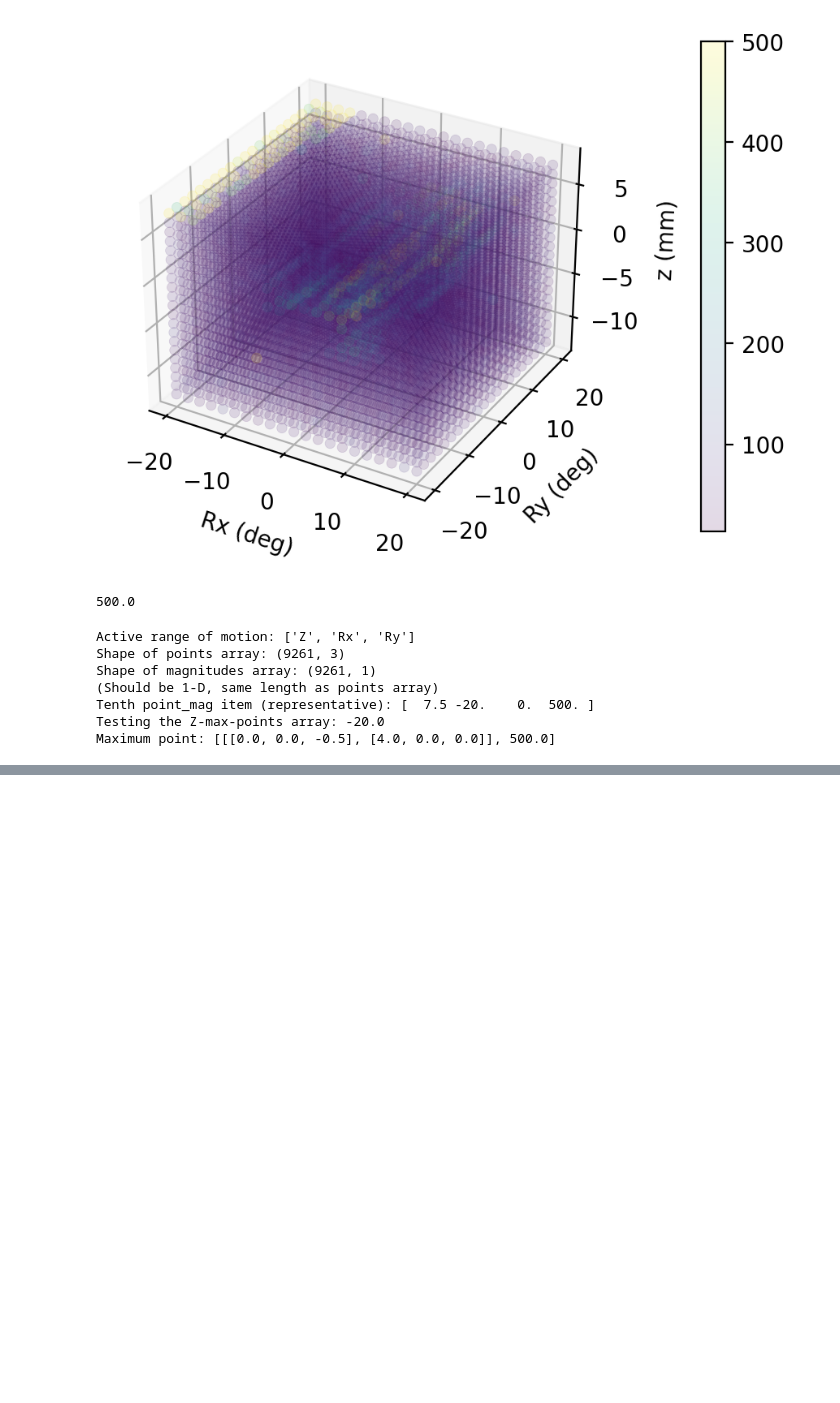
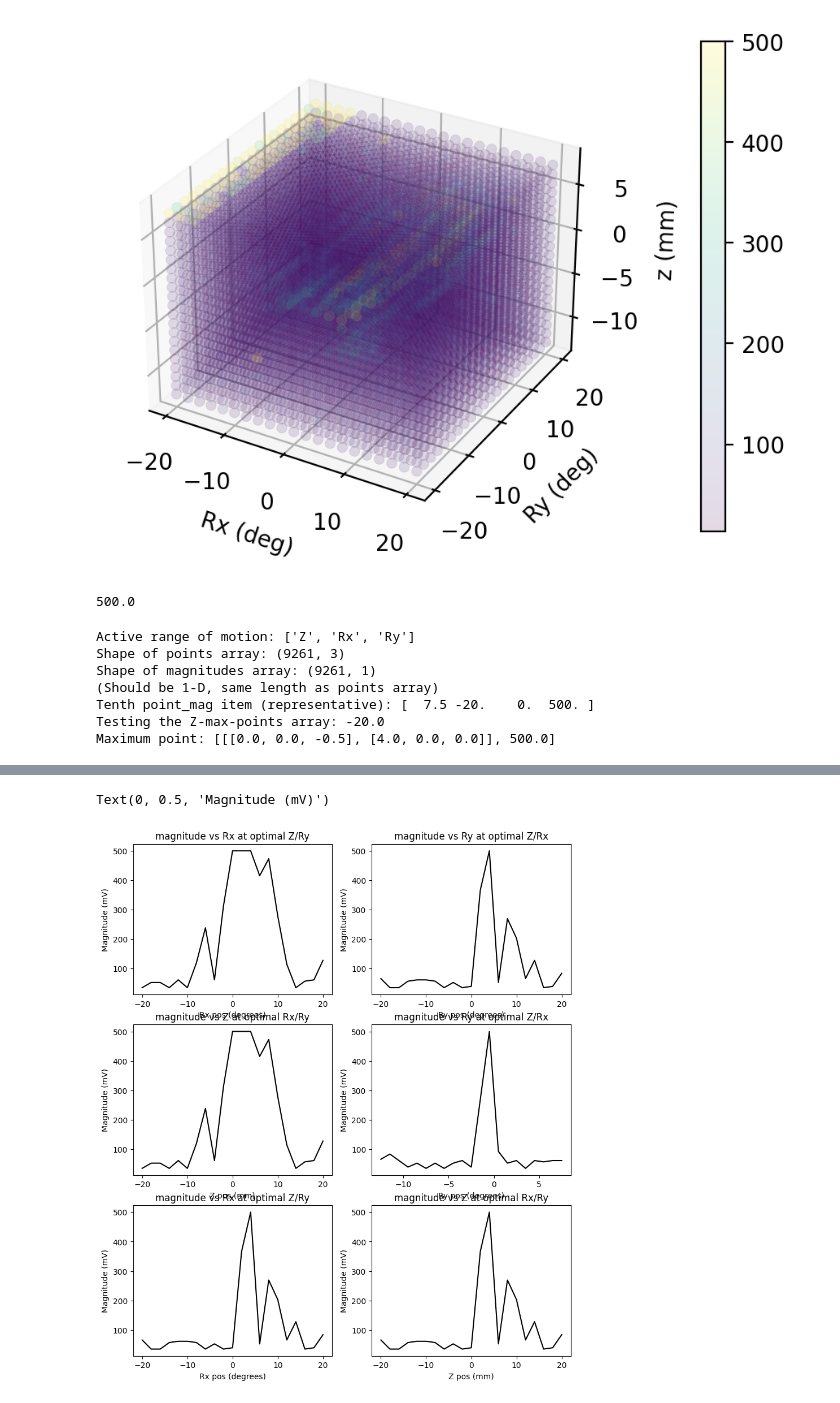
Before and after one commit to Benji-UW/COBOT-Transducer-Control-Code, a Jupyter notebook: Rebuilding_Everything/Debugging Scripts/Fullscan_renders.ipynb, the cells around one changed output, grey strips where cells are left out. Saved outputs shown, nothing was run; the diff lists cells and outputs as text; code cells hidden in the pictures; blank space fills up the shorter version.

```diff
--- a/Rebuilding_Everything/Debugging Scripts/Fullscan_renders.ipynb
+++ b/Rebuilding_Everything/Debugging Scripts/Fullscan_renders.ipynb
@@ -197,0 +186,11 @@ for i in np.linspace(-10,10, 5):
+# %%
+z_mps_x = zmps[zmps[:,1] == max_point[0][indeces['Rx'][0]][indeces['Rx'][1]]]
+z_mps_y = zmps[zmps[:,2] == max_point[0][indeces['Ry'][0]][indeces['Ry'][1]]]
+
+Rx_mps_x = Rxmps[Rxmps[:,0] == max_point[0][indeces['Z'][0]][indeces['Z'][1]]]
+Rx_mps_y = Rxmps[Rxmps[:,2] == max_point[0][indeces['Ry'][0]][indeces['Ry'][1]]]
+
+Ry_mps_x = Rymps[Rxmps[:,0] == max_point[0][indeces['Z'][0]][indeces['Z'][1]]]
+Ry_mps_y = Rymps[Rxmps[:,1] == max_point[0][indeces['Rx'][0]][indeces['Rx'][1]]]
+
+# print(z_mps_y)
@@ -197,0 +220,39 @@ for i in np.linspace(-10,10, 5):
+# %%
+fig3 = plt.figure(figsize=(10,12), dpi=100, constrained_layout=True)
+# plt.rcParams.update({'font.size': 10})
+
+tax = fig3.add_subplot(321)
+tax.plot(z_mps_x[:,2],z_mps_x[:,3], c='k')
+tax.set_title("magnitude vs Rx at optimal Z/Ry")
+tax.set_xlabel("Rx pos (degrees)")
+tax.set_ylabel("Magnitude (mV)")
+tax = fig3.add_subplot(322)
+tax.plot(z_mps_y[:,1],z_mps_y[:,3], c='k')
+tax.set_title("magnitude vs Ry at optimal Z/Rx")
+tax.set_xlabel("Ry pos (degrees)")
+tax.set_ylabel("Magnitude (mV)")
+
+tax = fig3.add_subplot(323)
+tax.plot(Rx_mps_x[:,2],Rx_mps_x[:,3], c='k')
+tax.set_title("magnitude vs Z at optimal Rx/Ry")
+tax.set_xlabel("Z pos (mm)")
+tax.set_ylabel("Magnitude (mV)")
+tax = fig3.add_subplot(324)
+tax.plot(Rx_mps_y[:,0],Rx_mps_y[:,3], c='k')
+tax.set_title("magnitude vs Ry at optimal Z/Rx")
+tax.set_xlabel("Ry pos (degrees)")
+tax.set_ylabel("Magnitude (mV)")
+
+tax = fig3.add_subplot(325)
+tax.plot(Ry_mps_x[:,1],Ry_mps_x[:,3], c='k')
+tax.set_title("magnitude vs Rx at optimal Z/Ry")
+tax.set_xlabel("Rx pos (degrees)")
+tax.set_ylabel("Magnitude (mV)")
+tax = fig3.add_subplot(326)
+tax.plot(Ry_mps_x[:,1],Ry_mps_x[:,3], c='k')
+tax.set_title("magnitude vs Z at optimal Rx/Ry")
+tax.set_xlabel("Z pos (mm)")
+tax.set_ylabel("Magnitude (mV)")
+# %% [output]
+Text(0, 0.5, 'Magnitude (mV)')
+[figure, added]
```
Also changed, not shown: parts of 6 cells of this notebook, 23 other files.
